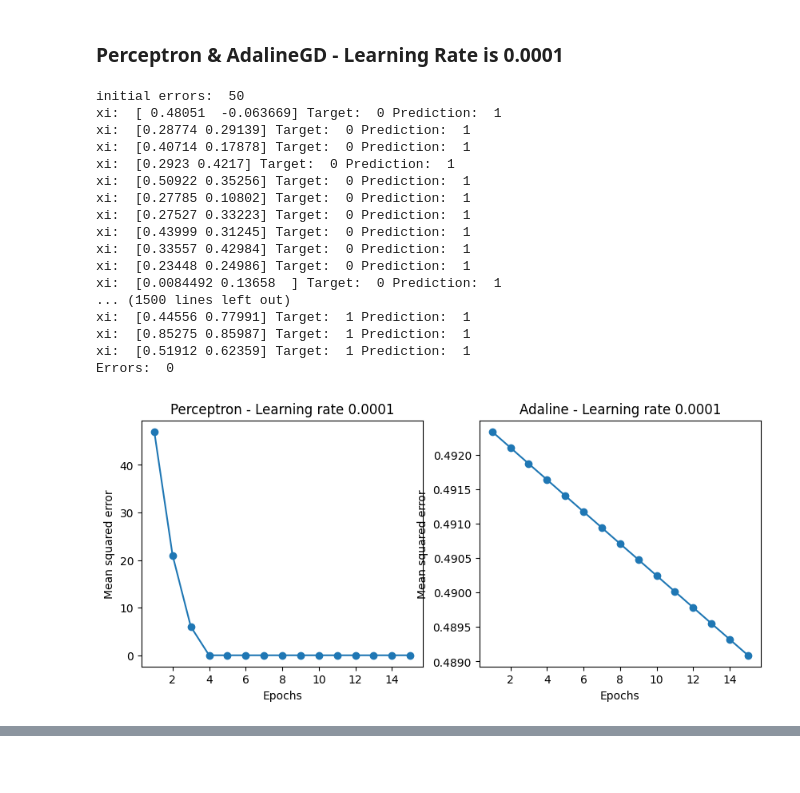
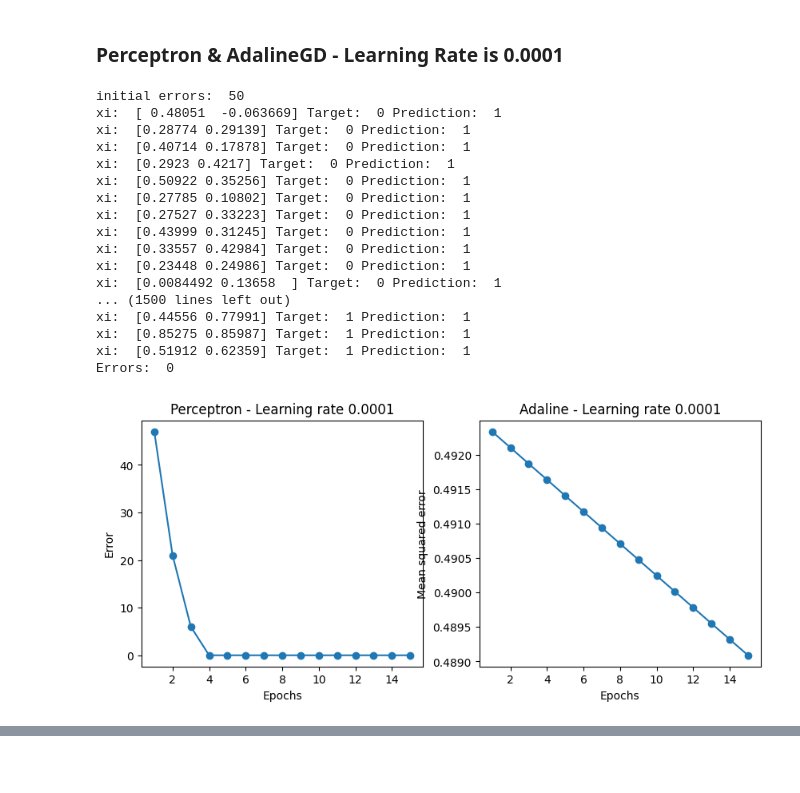
Before and after one commit to 2533Aryan/Machine_Learning, a Jupyter notebook: Assignments/Assignment_03/Adaline_Assignment_Aryan_Raval [conflicted 2].ipynb, the cells around one changed output, grey strips where cells are left out. Drawn from its saved outputs; the diff is of its cells as text; code cells hidden in the pictures.

```diff
--- a/Assignments/Assignment_03/Adaline_Assignment_Aryan_Raval [conflicted 2].ipynb
+++ b/Assignments/Assignment_03/Adaline_Assignment_Aryan_Raval [conflicted 2].ipynb
@@ -341,32 +343,32 @@ fig, ax = plt.subplots(nrows=1, ncols=2, figsize=(10, 4))
 ppn2 = Perceptron(eta=0.0001, n_iter=15, random_state=10).fit(X, y)
 ax[0].plot(range(1, len(ppn2.errors_) + 1), ppn2.errors_, marker='o')
 ax[0].set_xlabel('Epochs')
-ax[0].set_ylabel('Mean squared error')
+ax[0].set_ylabel('Error')
 ax[0].set_title('Perceptron - Learning rate 0.0001')
 
 ada2 = AdalineGD(n_iter=15, eta=0.0001).fit(X_std, y)
 ax[1].plot(range(1, len(ada2.losses_) + 1), ada2.losses_, marker='o')
 ax[1].set_xlabel('Epochs')
 ax[1].set_ylabel('Mean squared error')
 ax[1].set_title('Adaline - Learning rate 0.0001')
 
 plt.show()
 # %% [output]
 initial errors:  50
 xi:  [ 0.48051  -0.063669] Target:  0 Prediction:  1
 xi:  [0.28774 0.29139] Target:  0 Prediction:  1
 xi:  [0.40714 0.17878] Target:  0 Prediction:  1
 xi:  [0.2923 0.4217] Target:  0 Prediction:  1
 xi:  [0.50922 0.35256] Target:  0 Prediction:  1
 xi:  [0.27785 0.10802] Target:  0 Prediction:  1
 xi:  [0.27527 0.33223] Target:  0 Prediction:  1
 xi:  [0.43999 0.31245] Target:  0 Prediction:  1
 xi:  [0.33557 0.42984] Target:  0 Prediction:  1
 xi:  [0.23448 0.24986] Target:  0 Prediction:  1
 xi:  [0.0084492 0.13658  ] Target:  0 Prediction:  1
 ... (1500 lines left out)
 xi:  [0.44556 0.77991] Target:  1 Prediction:  1
 xi:  [0.85275 0.85987] Target:  1 Prediction:  1
 xi:  [0.51912 0.62359] Target:  1 Prediction:  1
 Errors:  0
-[figure, old version]
+[figure, new version]
```
Also changed, not shown: parts of 6 cells of this notebook.
